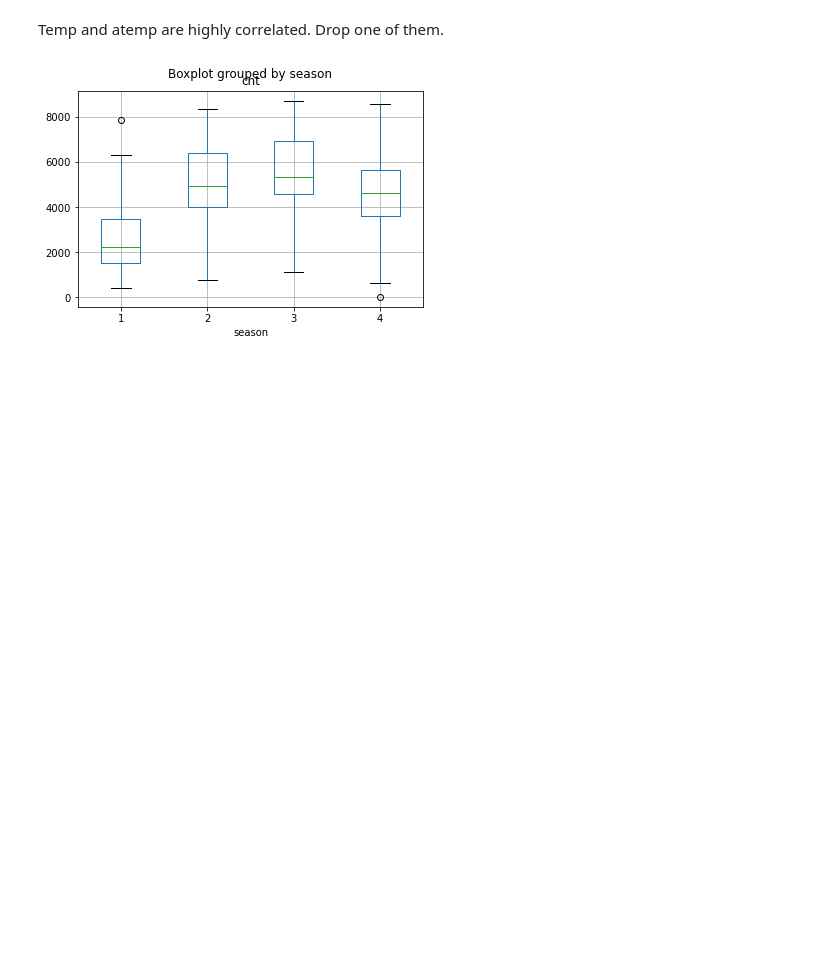
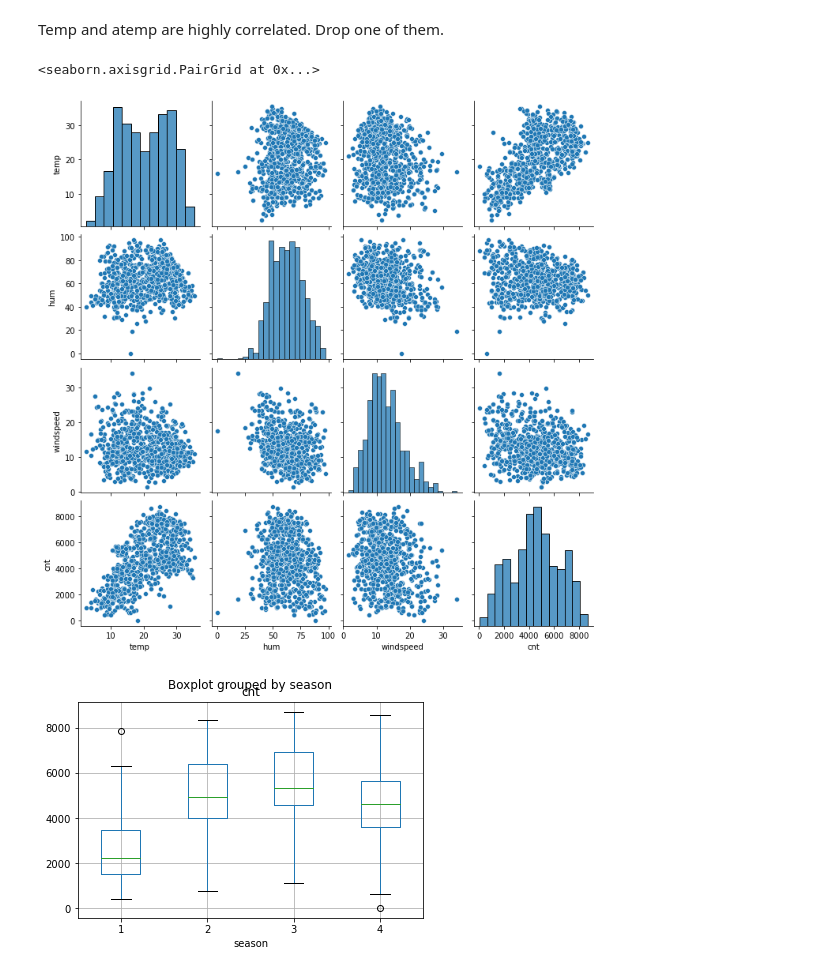
Before and after one commit to tvss93/bike_sharing, a Jupyter notebook: Boom_bikes_modeling.ipynb, the cells around one changed output. Drawn from its saved outputs; the diff is of its cells as text; code cells hidden in the pictures; blank space fills up the shorter version.

```diff
--- a/Boom_bikes_modeling.ipynb
+++ b/Boom_bikes_modeling.ipynb
@@ -108,6 +108,11 @@ corr_mat[corr_mat['level_0']>corr_mat['level_1']]
 Temp and atemp are highly correlated. Drop one of them.
 # %%
 drop_var = ['atemp']
+# %%
+sns.pairplot(raw_data[numeric_var+target_var]) # Pair Plot
+# %% [output]
+<seaborn.axisgrid.PairGrid at 0x...>
+[figure, added]
 # %%
 for i in cat_var:
     raw_data.boxplot(by=i,column='cnt')
```
Also changed, not shown: parts of 1 cell of this notebook, 1 other file.
